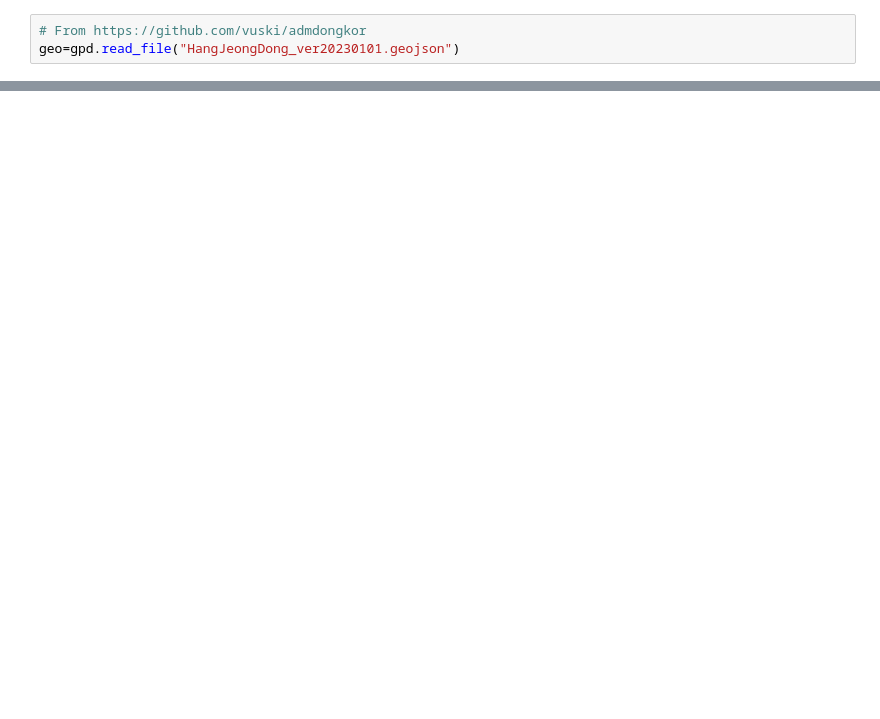
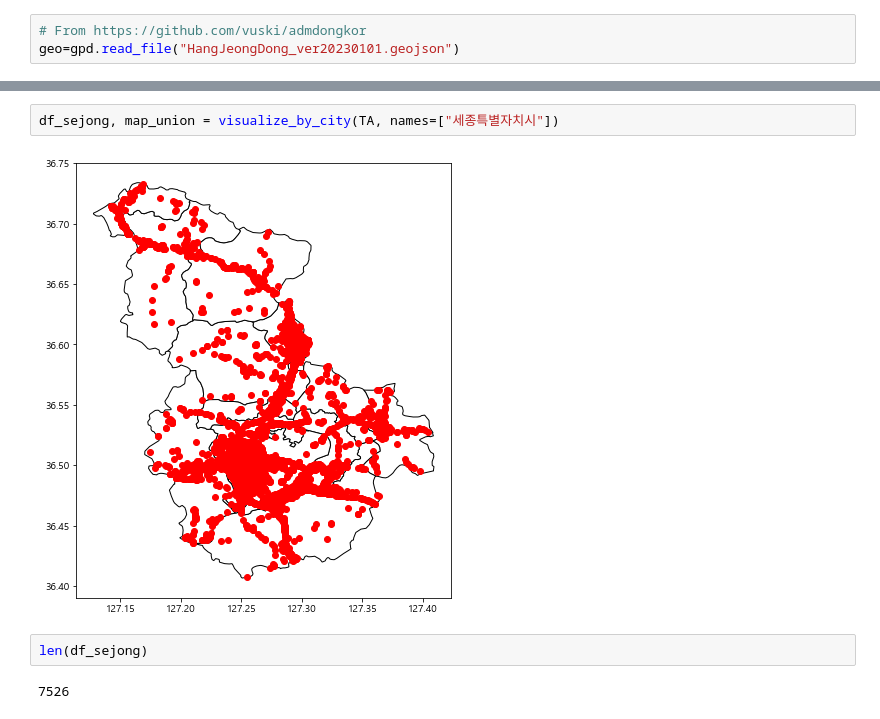
Before and after one commit to JeonSeongHu/Dajeon-Traffic-Accident-Analysis, a Jupyter notebook: data/data_visualization.ipynb, the cells around one changed output, grey strips where cells are left out. Saved outputs shown, nothing was run; the diff lists cells and outputs as text; blank space fills up the shorter version.

```diff
--- a/data/data_visualization.ipynb
+++ b/data/data_visualization.ipynb
@@ -166,0 +191,8 @@ visualize_by_city(TA, name="충청남도")
+# %%
+df_sejong, map_union = visualize_by_city(TA, names=["세종특별자치시"])
+# %% [output]
+[figure, added]
+# %%
+len(df_sejong)
+# %% [output]
+7526
```
Also changed, not shown: parts of 18 cells of this notebook, 1 other file.
